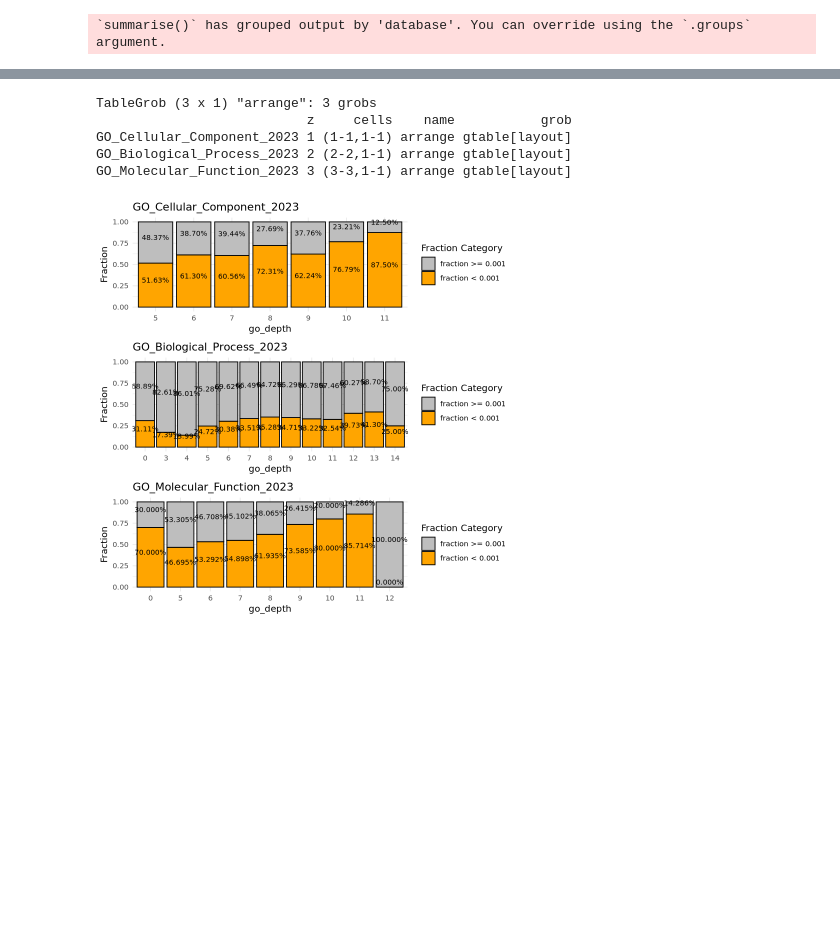
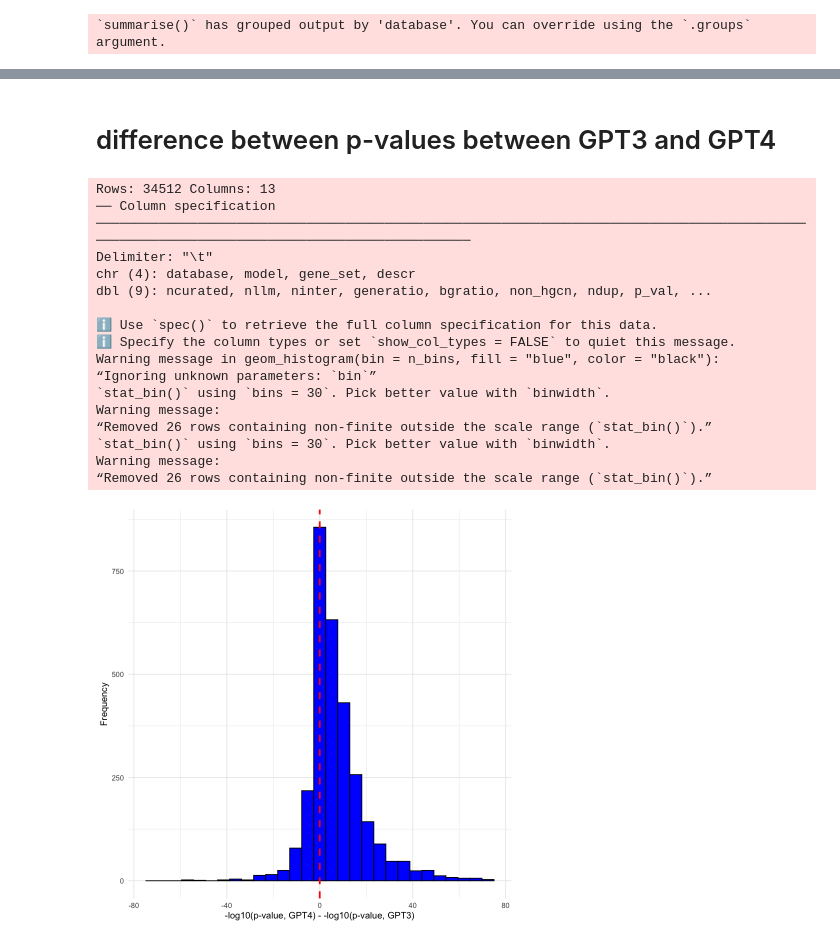
Before and after one commit to Alector-BIO/llm2geneset, a Jupyter notebook: notebooks/figures.ipynb, the cells around one changed output, grey strips where cells are left out. Cells and saved outputs as stored; diff of their text form; code cells hidden in the pictures; blank space fills up the shorter version.

```diff
--- a/notebooks/figures.ipynb
+++ b/notebooks/figures.ipynb
@@ -422,13 +167,0 @@ dbl (6): go_depth, p_val_adj >= 0.001, p_val_adj < 0.001, total, fraction < ...
-# %%
-# Combine all plots into a single faceted plot
-combined_plot <- do.call(gridExtra::grid.arrange, c(plots, ncol = 1))
-
-# Display the combined plot
-print(combined_plot)
-# %% [output]
-TableGrob (3 x 1) "arrange": 3 grobs
-                           z     cells    name           grob
-GO_Cellular_Component_2023 1 (1-1,1-1) arrange gtable[layout]
-GO_Biological_Process_2023 2 (2-2,1-1) arrange gtable[layout]
-GO_Molecular_Function_2023 3 (3-3,1-1) arrange gtable[layout]
-[figure, removed]
@@ -436,0 +168,48 @@ ggsave(filename = "figures/6_go_depth.pdf", plot = combined_plot, device = "pdf"
+# %% [markdown]
+# difference between p-values between GPT3 and GPT4
+# %%
+df <- readr::read_tsv("genes_overlap.tsv")
+df <- df |> dplyr::filter(gene_set == "llm_genes_role")
+df.gpt3 <- df |> dplyr::filter(model == "gpt-3.5-turbo-0125")
+df.gpt4 <- df |> dplyr::filter(model == "gpt-4o-2024-05-13")
+
+df.m <- merge(df.gpt3, df.gpt4, by="descr", suffixes = c(".gpt3", ".gpt4"))
+df.m$p_val.gpt3 <- -log10(df.m$p_val.gpt3)
+df.m$p_val.gpt4 <- -log10(df.m$p_val.gpt4)
+
+df.m$diff <- df.m$p_val.gpt4 - df.m$p_val.gpt3
+
+freedman_diaconis_bins <- function(x) {
+  h <- 2 * IQR(x) / (length(x)^(1/3))
+  n_bins <- ceiling((max(x) - min(x)) / h)
+  return(n_bins)
+}
+n_bins <- freedman_diaconis_bins(df.m$diff)
+
+fig <- ggplot(df.m, aes(x = diff)) +
+  geom_histogram(bin = n_bins, fill = "blue", color = "black") +
+  geom_vline(aes(xintercept = 0), color = "red", linetype = "dashed", size = 1) +
+  xlim(-75, 75) +
+  labs(x = "-log10(p-value, GPT4) - -log10(p-value, GPT3)",
+       y = "Frequency") +
+  theme_minimal()
+ggsave(fig, file="figures/p_value_diff_histogram.pdf", width = 4, height=4)
+fig
+# %% [output]
+Rows: 34512 Columns: 13
+── Column specification ───────────────────────────────────────────────────────────────────────────────────────────────────────────────────────────────────────────
+Delimiter: "\t"
+chr (4): database, model, gene_set, descr
+dbl (9): ncurated, nllm, ninter, generatio, bgratio, non_hgcn, ndup, p_val, ...
+
+ℹ Use `spec()` to retrieve the full column specification for this data.
+ℹ Specify the column types or set `show_col_types = FALSE` to quiet this message.
+Warning message in geom_histogram(bin = n_bins, fill = "blue", color = "black"):
+“Ignoring unknown parameters: `bin`”
+`stat_bin()` using `bins = 30`. Pick better value with `binwidth`.
+Warning message:
+“Removed 26 rows containing non-finite outside the scale range (`stat_bin()`).”
+`stat_bin()` using `bins = 30`. Pick better value with `binwidth`.
+Warning message:
+“Removed 26 rows containing non-finite outside the scale range (`stat_bin()`).”
+[figure, added]
```
Also changed, not shown: parts of 29 cells of this notebook, 19 other files.
